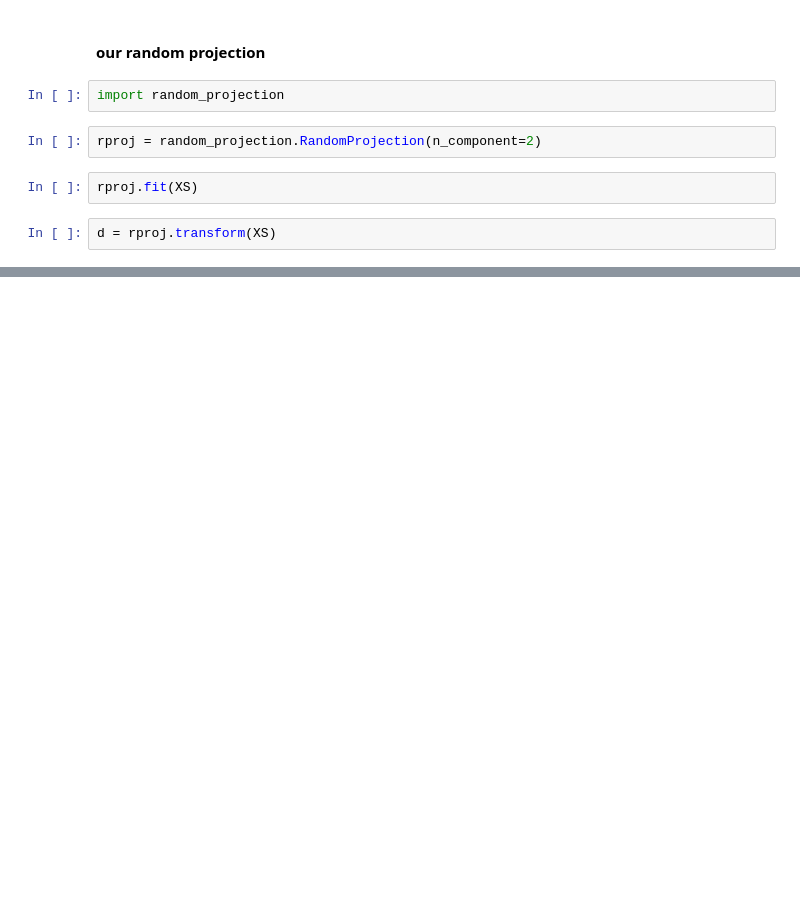
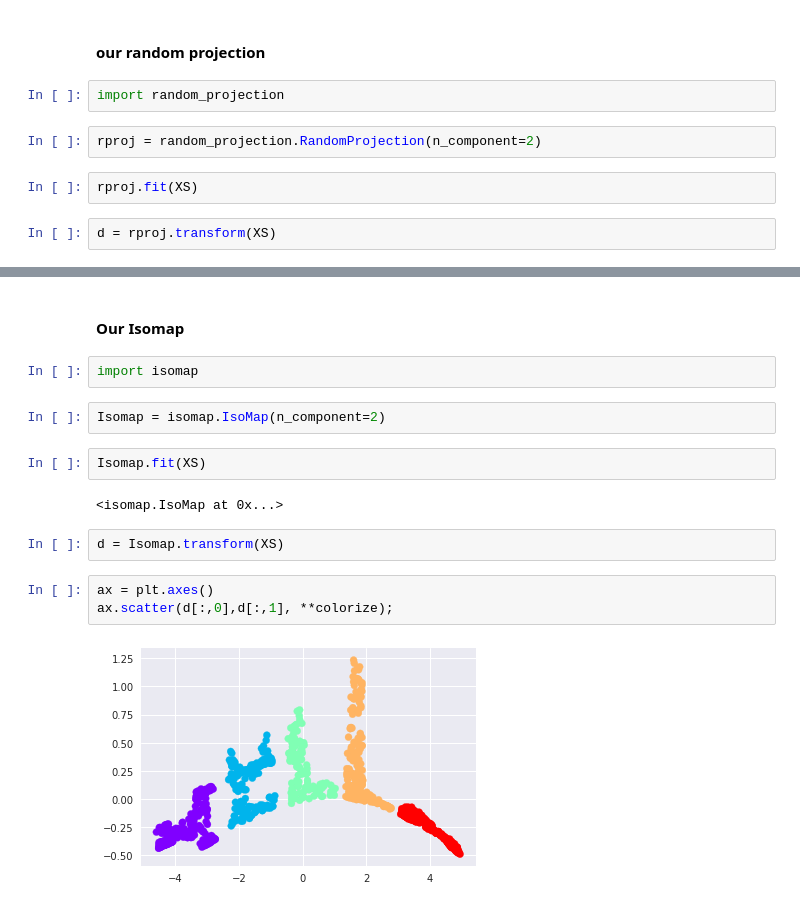
Before and after one commit to PyDimRed/PyDimRed, a Jupyter notebook: notebooks/experiment.ipynb, the cells around one changed output, grey strips where cells are left out. Cells and saved outputs as stored; diff of their text form; blank space fills up the shorter version.

Commit message:
isomap added

```diff
--- a/notebooks/experiment.ipynb
+++ b/notebooks/experiment.ipynb
@@ -133,0 +134,17 @@ ax.scatter(d[:,0],d[:,1], **colorize);
+# %% [markdown]
+#### Our Isomap
+# %%
+import isomap
+# %%
+Isomap = isomap.IsoMap(n_component=2)
+# %%
+Isomap.fit(XS)
+# %% [output]
+<isomap.IsoMap at 0x...>
+# %%
+d = Isomap.transform(XS)
+# %%
+ax = plt.axes()
+ax.scatter(d[:,0],d[:,1], **colorize);
+# %% [output]
+[figure, added]
```
Also changed, not shown: parts of 3 cells of this notebook, 1 other file.
